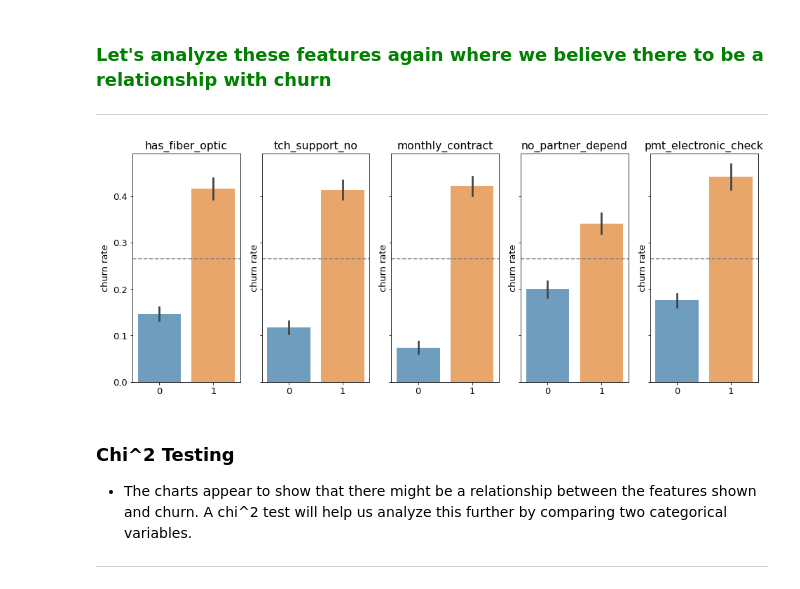
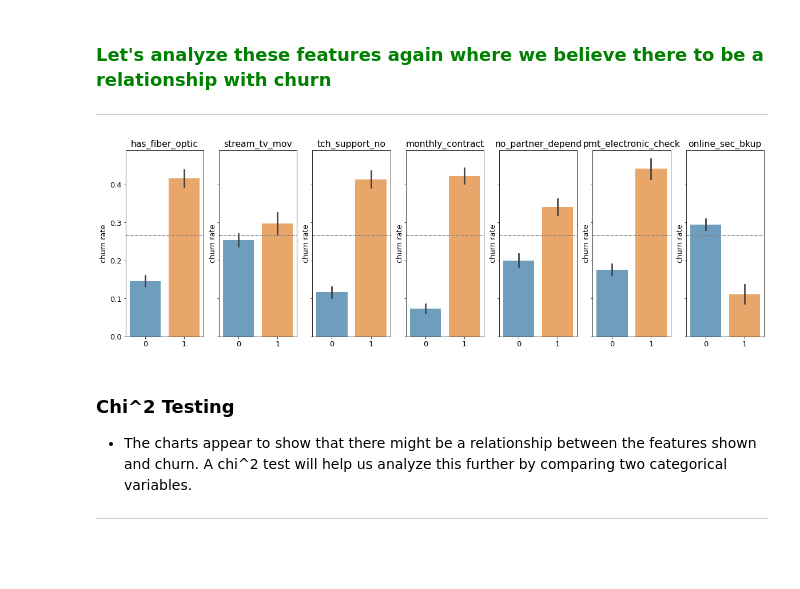
Before and after one commit to DBerchelmann/telco_classification_project, a Jupyter notebook: telco_classification_final-notebook.ipynb, the cells around one changed output. Saved outputs shown, nothing was run; the diff lists cells and outputs as text; code cells hidden in the pictures; blank space fills up the shorter version.

```diff
--- a/telco_classification_final-notebook.ipynb
+++ b/telco_classification_final-notebook.ipynb
@@ -394,18 +459,18 @@ Text(0.5, 1.0, 'Monthly Tenure & On A Monthly Contract')
 
 ----
 # %%
-features = ['has_fiber_optic', 'tch_support_no',  'monthly_contract',  'no_partner_depend', 'pmt_electronic_check']
+features = ['has_fiber_optic', 'stream_tv_mov', 'tch_support_no',  'monthly_contract',  'no_partner_depend', 'pmt_electronic_check', 'online_sec_bkup']
 
 survival_rate = train.encoded_churn.mean()
-_, ax = plt.subplots(nrows=1, ncols=5, figsize=(16, 6), sharey=True)
+_, ax = plt.subplots(nrows=1, ncols=7, figsize=(20, 6), sharey=True)
 for i, feature in enumerate(features):
     sns.barplot(feature, 'encoded_churn', data=train, ax=ax[i], alpha=0.7)
     ax[i].set_xlabel('')
     ax[i].set_ylabel('churn rate')
     ax[i].set_title(feature)
     ax[i].axhline(churn_rate, ls='--', color='grey')
 # %% [output]
-[figure, old version]
+[figure, new version]
 # %% [markdown]
 <h3><font color = 'black'> Chi^2 Testing</font></h3>
 
```
Also changed, not shown: parts of 47 cells of this notebook, 4 other files.
